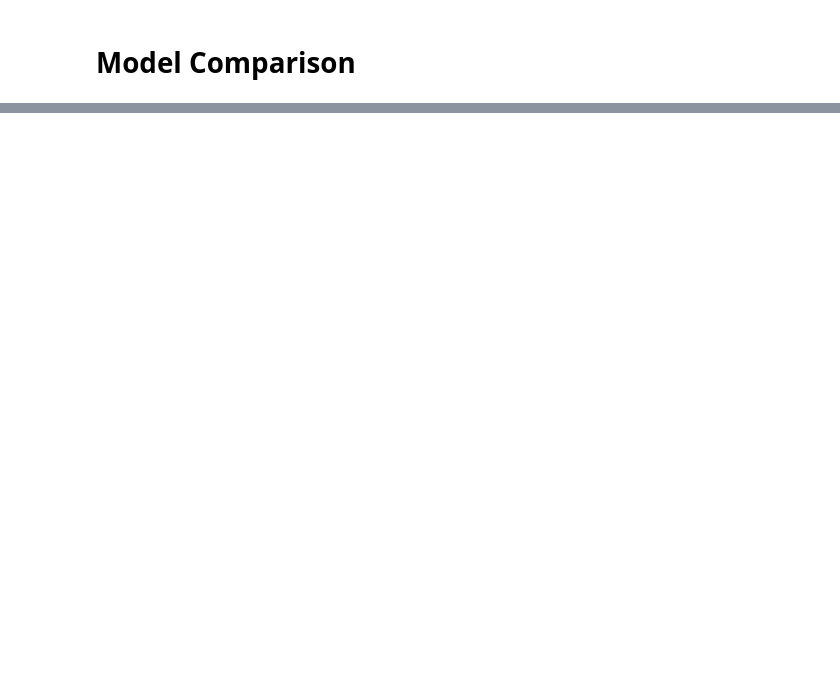
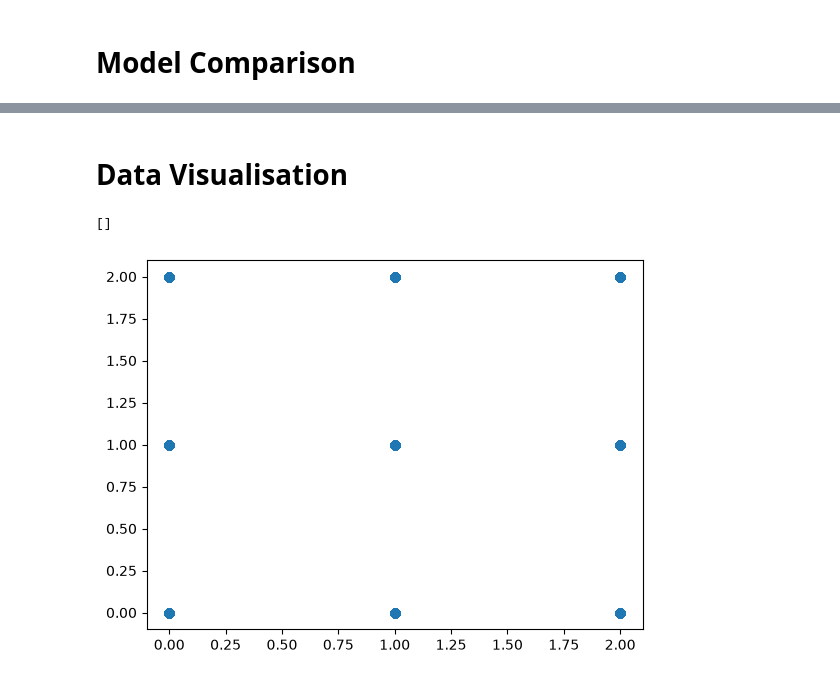
Before and after one commit to saimanjrekar0403/ML-Learning-1, a Jupyter notebook: first_project.ipynb, the cells around one changed output, grey strips where cells are left out. Drawn from its saved outputs; the diff is of its cells as text; code cells hidden in the pictures; blank space fills up the shorter version.

```diff
--- a/first_project.ipynb
+++ b/first_project.ipynb
@@ -204,0 +246,11 @@ results
+# %% [markdown]
+# **Data Visualisation**
+# %%
+import matplotlib.pyplot as plt
+
+plt.scatter(x=y_train, y=y_lr_train_pred, alpha=1)
+
+plt.plot()
+# %% [output]
+[]
+[figure, added]
```
Also changed, not shown: parts of 9 cells of this notebook.
